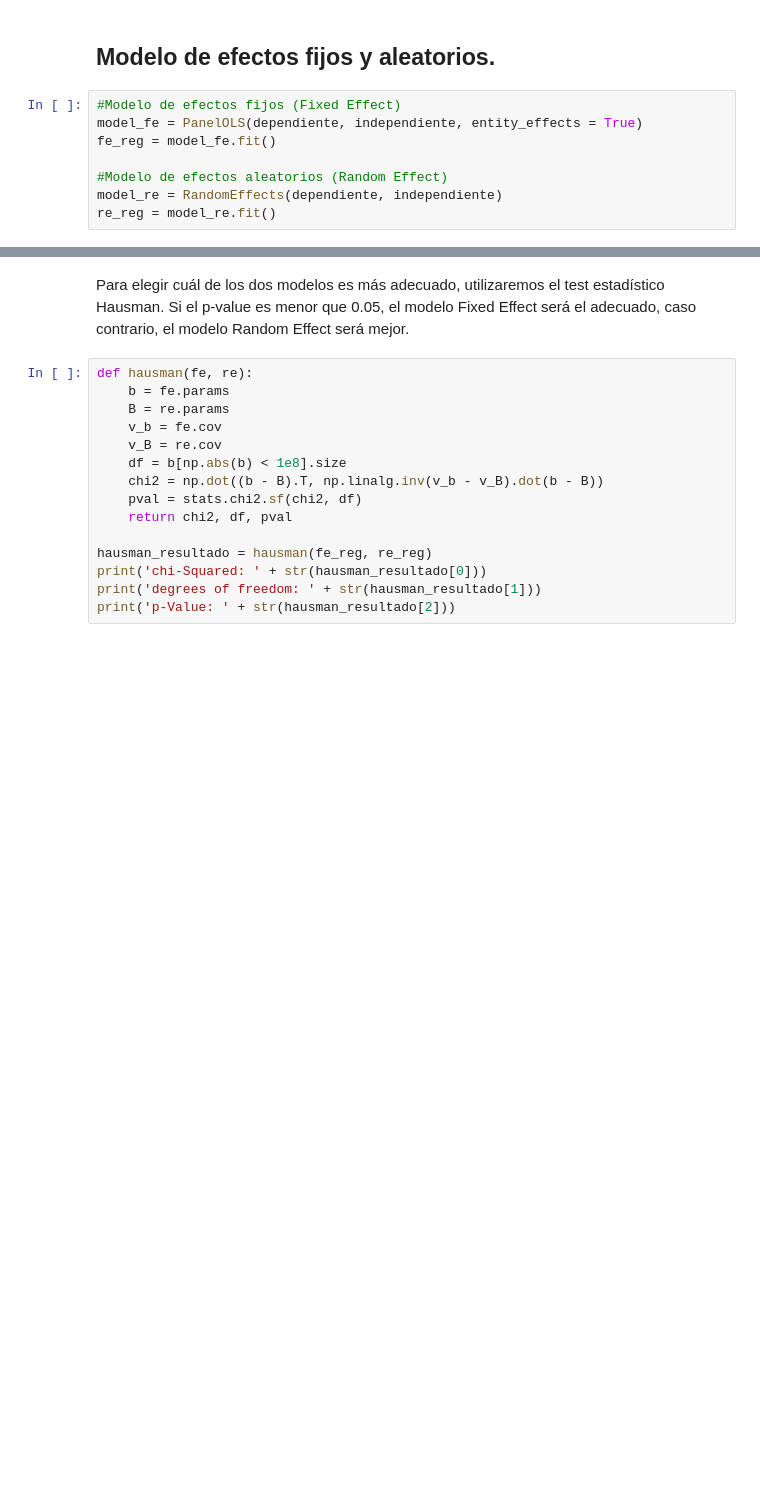
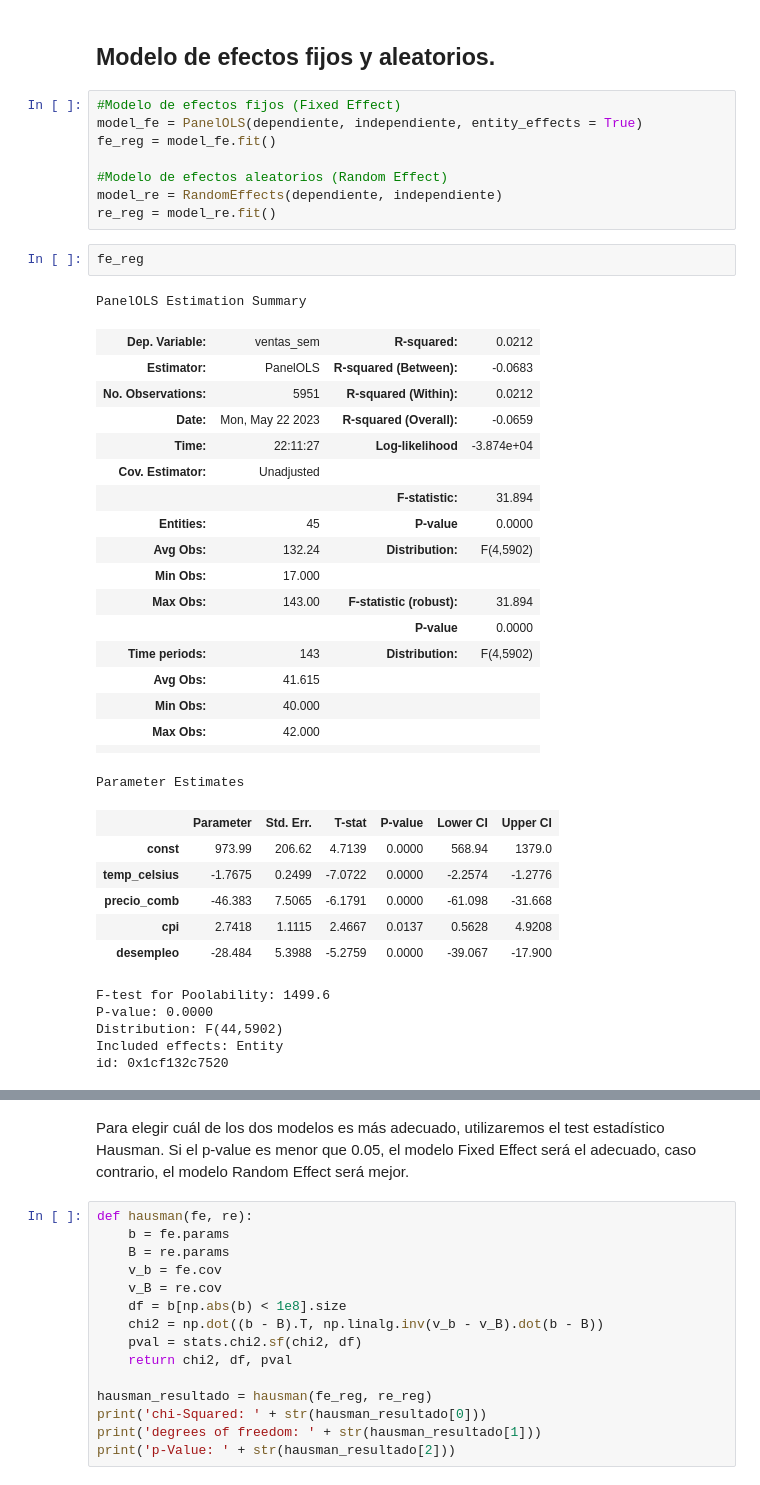
Before and after one commit to pbenavidesEC/Walmart-Sales-Analysis, a Jupyter notebook: Tarea5 Caso Wallmart.ipynb, the cells around one changed output, grey strips where cells are left out. Drawn from its saved outputs; the diff is of its cells as text; blank space fills up the shorter version.

```diff
--- a/Tarea5 Caso Wallmart.ipynb
+++ b/Tarea5 Caso Wallmart.ipynb
@@ -561,3 +563,36 @@ fe_reg = model_fe.fit()
 #Modelo de efectos aleatorios (Random Effect)
 model_re = RandomEffects(dependiente, independiente)
 re_reg = model_re.fit()
+# %%
+fe_reg
+# %% [output]
+PanelOLS Estimation Summary
+| Dep. Variable: | ventas_sem | R-squared: | 0.0212 |
+| Estimator: | PanelOLS | R-squared (Between): | -0.0683 |
+| No. Observations: | 5951 | R-squared (Within): | 0.0212 |
+| Date: | Mon, May 22 2023 | R-squared (Overall): | -0.0659 |
+| Time: | 22:11:27 | Log-likelihood | -3.874e+04 |
+| Cov. Estimator: | Unadjusted |  |  |
+|  |  | F-statistic: | 31.894 |
+| Entities: | 45 | P-value | 0.0000 |
+| Avg Obs: | 132.24 | Distribution: | F(4,5902) |
+| Min Obs: | 17.000 |  |  |
+| Max Obs: | 143.00 | F-statistic (robust): | 31.894 |
+|  |  | P-value | 0.0000 |
+| Time periods: | 143 | Distribution: | F(4,5902) |
+| Avg Obs: | 41.615 |  |  |
+| Min Obs: | 40.000 |  |  |
+| Max Obs: | 42.000 |  |  |
+|  |  |  |  |
+Parameter Estimates
+|  | Parameter | Std. Err. | T-stat | P-value | Lower CI | Upper CI |
+| const | 973.99 | 206.62 | 4.7139 | 0.0000 | 568.94 | 1379.0 |
+| temp_celsius | -1.7675 | 0.2499 | -7.0722 | 0.0000 | -2.2574 | -1.2776 |
+| precio_comb | -46.383 | 7.5065 | -6.1791 | 0.0000 | -61.098 | -31.668 |
+| cpi | 2.7418 | 1.1115 | 2.4667 | 0.0137 | 0.5628 | 4.9208 |
+| desempleo | -28.484 | 5.3988 | -5.2759 | 0.0000 | -39.067 | -17.900 |
+F-test for Poolability: 1499.6
+P-value: 0.0000
+Distribution: F(44,5902)
+Included effects: Entity
+id: 0x1cf132c7520
```
Also changed, not shown: parts of 9 cells of this notebook.
